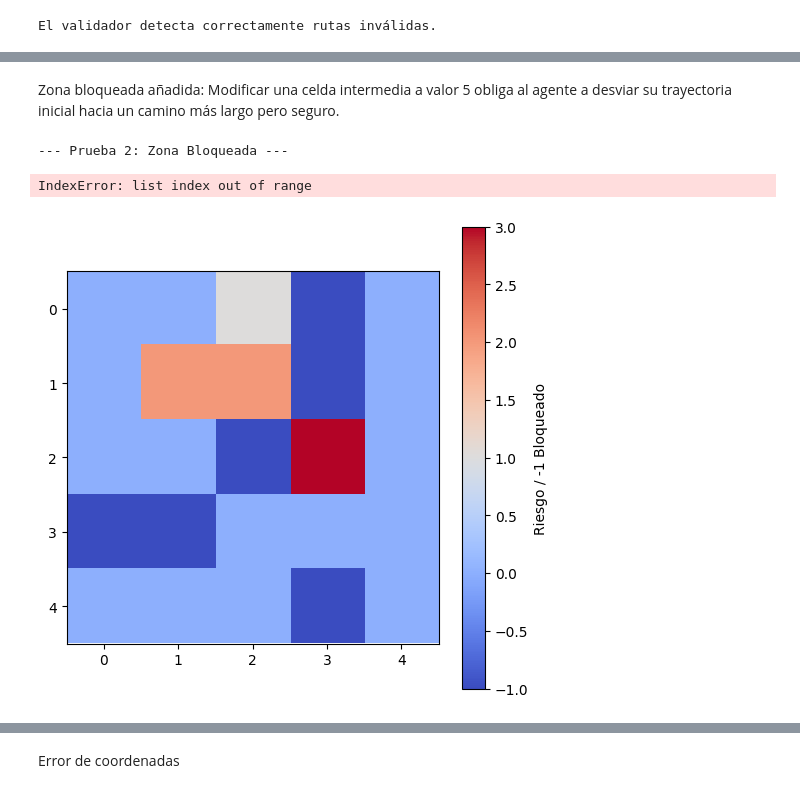
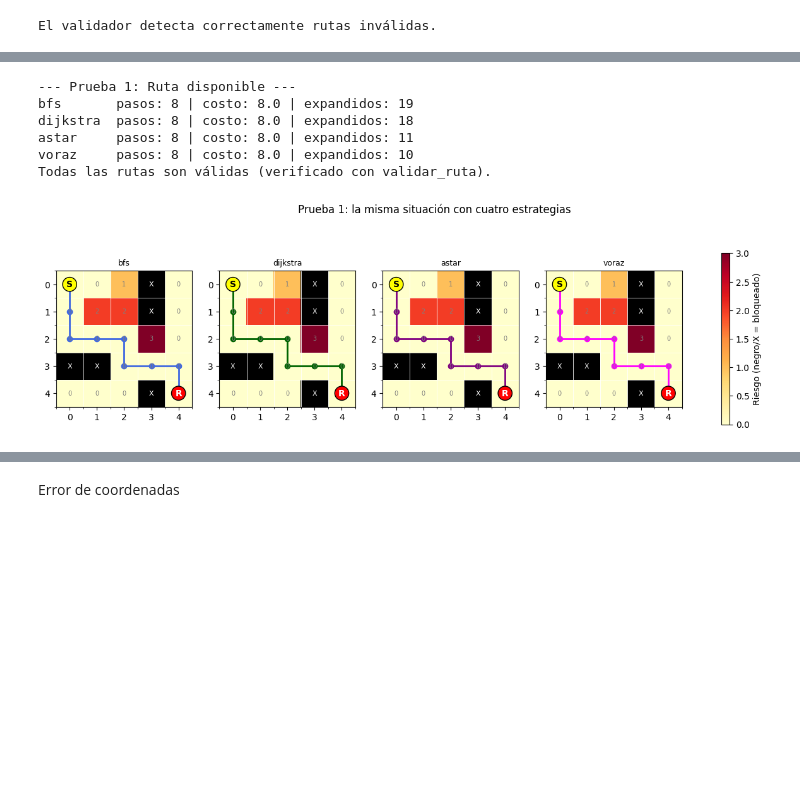
Before and after one commit to Venus108/Practica-de-Clase-2, a Jupyter notebook: Práctica_de_clase_2.ipynb, the cells around one changed output, grey strips where cells are left out. Cells and saved outputs as stored; diff of their text form; code cells hidden in the pictures; blank space fills up the shorter version.

Commit message:
se corrigio y se hizo modificaciones a Pruebas y Casos Requeridos con ayuda de daisy y sidney hicieron las correcciones de la 5 a la 7 y yo las primeras 4

```diff
--- a/Práctica_de_clase_2.ipynb
+++ b/Práctica_de_clase_2.ipynb
@@ -463,16 +323,19 @@ visualizar_terreno(mapa_inundacion, titulo="Terreno base (S = inicio, R = refugi
-# %% [markdown]
-
-Zona bloqueada añadida: Modificar una celda intermedia a valor 5 obliga al agente a desviar su trayectoria inicial hacia un camino más largo pero seguro.
-# %%
-print("--- Prueba 2: Zona Bloqueada ---")
-mapa_prueba_2 = mapa_inundacion.copy()
-
-# Bloqueamos una celda clave (ejemplo: coordenada 2,2)
-mapa_prueba_2[2, 2] = -1
-
-ruta_2 = buscar_ruta(mapa_prueba_2, inicio, refugio, "dijkstra")
-visualizar_terreno(mapa_prueba_2, ruta_2)
-# %% [output]
---- Prueba 2: Zona Bloqueada ---
-IndexError: list index out of range
-[figure, removed]
+# %%
+print("--- Prueba 1: Ruta disponible ---")
+resultados_1 = {}
+for alg in ALGORITMOS_DISPONIBLES:
+    r = buscar_ruta_detalle(mapa_inundacion, inicio, refugio, alg)
+    ok, err = validar_ruta(mapa_inundacion, r["ruta"], inicio, refugio, ALPHA, r["costo"])
+    assert r["encontrada"] and ok, f"{alg} falló: {err}"
+    resultados_1[alg] = r["ruta"]
+    print(f"{alg:9s} pasos: {r['pasos']} | costo: {r['costo']} | expandidos: {r['expandidos']}")
+print("Todas las rutas son válidas (verificado con validar_ruta).")
+visualizar_comparacion(mapa_inundacion, resultados_1, "Prueba 1: la misma situación con cuatro estrategias")
+# %% [output]
+--- Prueba 1: Ruta disponible ---
+bfs       pasos: 8 | costo: 8.0 | expandidos: 19
+dijkstra  pasos: 8 | costo: 8.0 | expandidos: 18
+astar     pasos: 8 | costo: 8.0 | expandidos: 11
+voraz     pasos: 8 | costo: 8.0 | expandidos: 10
+Todas las rutas son válidas (verificado con validar_ruta).
+[figure, added]
```
Also changed, not shown: parts of 15 cells of this notebook.
